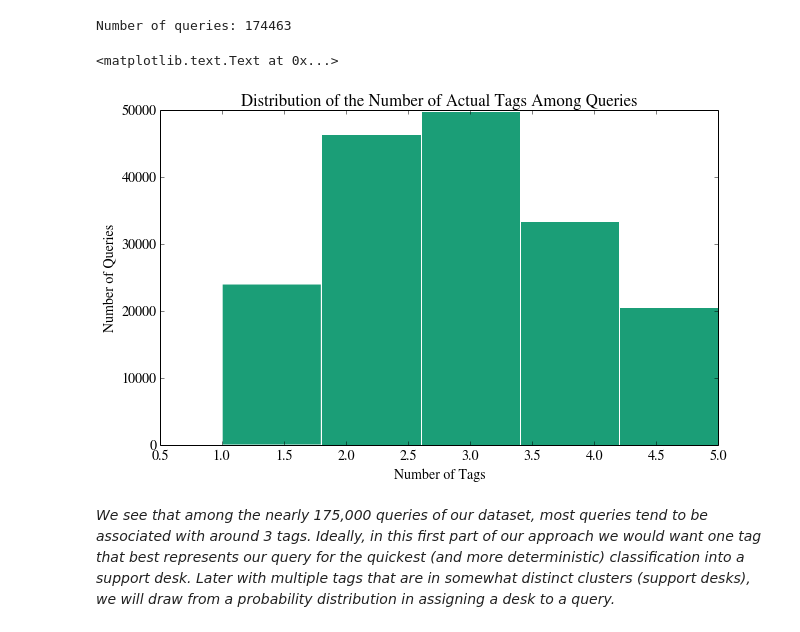
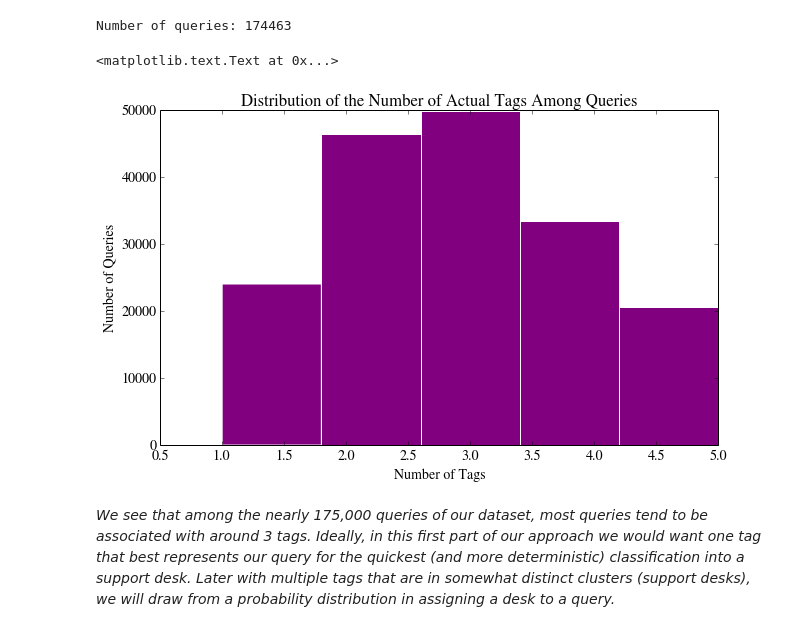
Before and after one commit to 2dpodcast/CS-109-Final-Project, a Jupyter notebook: CS109FinalProject.ipynb, the cells around one changed output. Cells and saved outputs as stored; diff of their text form; code cells hidden in the pictures.

```diff
--- a/CS109FinalProject.ipynb
+++ b/CS109FinalProject.ipynb
@@ -149,13 +151,13 @@ for row in range(len(queries)):
     tags = query_tags.split()
     tag_numbers.append(len(tags))
 # %%
-plt.hist(tag_numbers, bins=5)
+plt.hist(tag_numbers, bins=5, color='purple')
 plt.title("Distribution of the Number of Actual Tags Among Queries")
 plt.xlabel("Number of Tags")
 plt.ylabel("Number of Queries")
 # %% [output]
 <matplotlib.text.Text at 0x...>
-[figure, old version]
+[figure, new version]
 # %% [markdown]
 *We see that among the nearly 175,000 queries of our dataset, most queries tend to be associated with around 3 tags. Ideally, in this first part of our approach we would want one tag that best represents our query for the quickest (and more deterministic) classification into a support desk. Later with multiple tags that are in somewhat distinct clusters (support desks), we will draw from a probability distribution in assigning a desk to a query.*
 # %%
```
Also changed, not shown: parts of 34 cells of this notebook.
